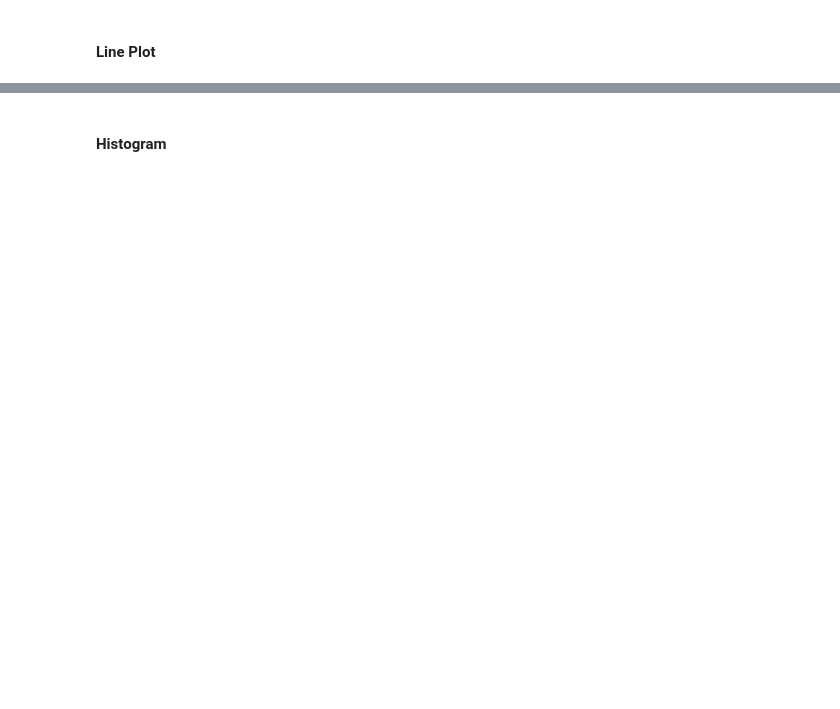
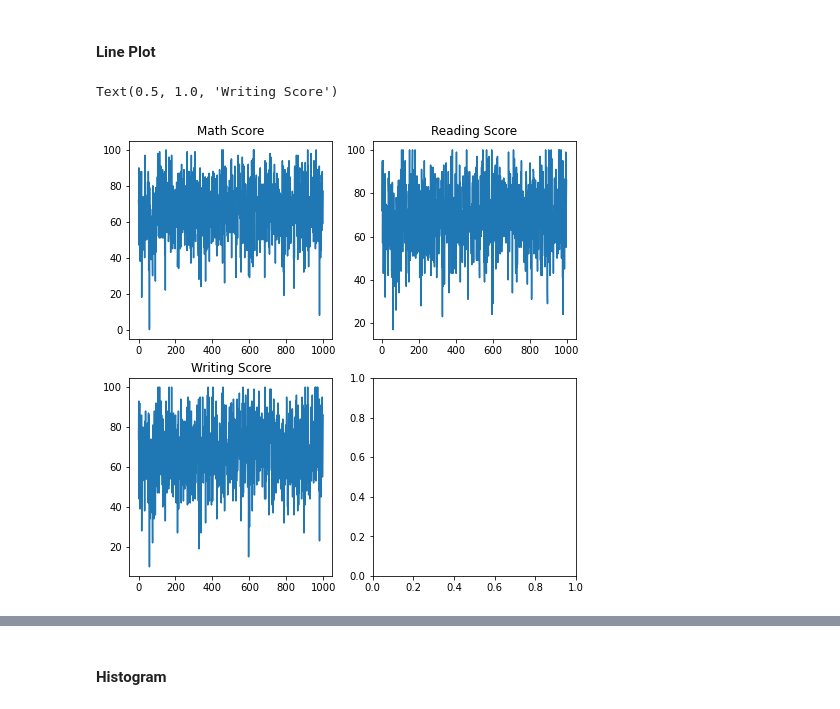
Before and after one commit to bagasadif/StudentPerformance-EDA, a Jupyter notebook: StudentsPerformance_EDA_Visualisation_Classification.ipynb, the cells around one changed output, grey strips where cells are left out. Cells and saved outputs as stored; diff of their text form; code cells hidden in the pictures; blank space fills up the shorter version.

```diff
--- a/StudentsPerformance_EDA_Visualisation_Classification.ipynb
+++ b/StudentsPerformance_EDA_Visualisation_Classification.ipynb
@@ -178,17 +186,17 @@ plt.tight_layout()
 # %%
 fig,ax = plt.subplots(nrows=2, ncols=2, figsize=(8,8))
 
-student_df['SepalLengthCm'].plot.line(ax=ax[0][0])
-ax[0][0].set_title('Sepal Length')
+student_df['math score'].plot.line(ax=ax[0][0])
+ax[0][0].set_title('Math Score')
 
-student_df['SepalWidthCm'].plot.line(ax=ax[0][1])
-ax[0][1].set_title('Sepal Width')
+student_df['reading score'].plot.line(ax=ax[0][1])
+ax[0][1].set_title('Reading Score')
 
-student_df.PetalLengthCm.plot.line(ax=ax[1][0])
-ax[1][0].set_title('Petal Length')
-
-student_df.PetalWidthCm.plot.line(ax=ax[1][1])
-ax[1][1].set_title('Petal Width')
+student_df['writing score'].plot.line(ax=ax[1][0])
+ax[1][0].set_title('Writing Score')
+# %% [output]
+Text(0.5, 1.0, 'Writing Score')
+[figure, added]
 # %%
 student_df.plot()
 plt.tight_layout()
```
Also changed, not shown: parts of 11 cells of this notebook.
